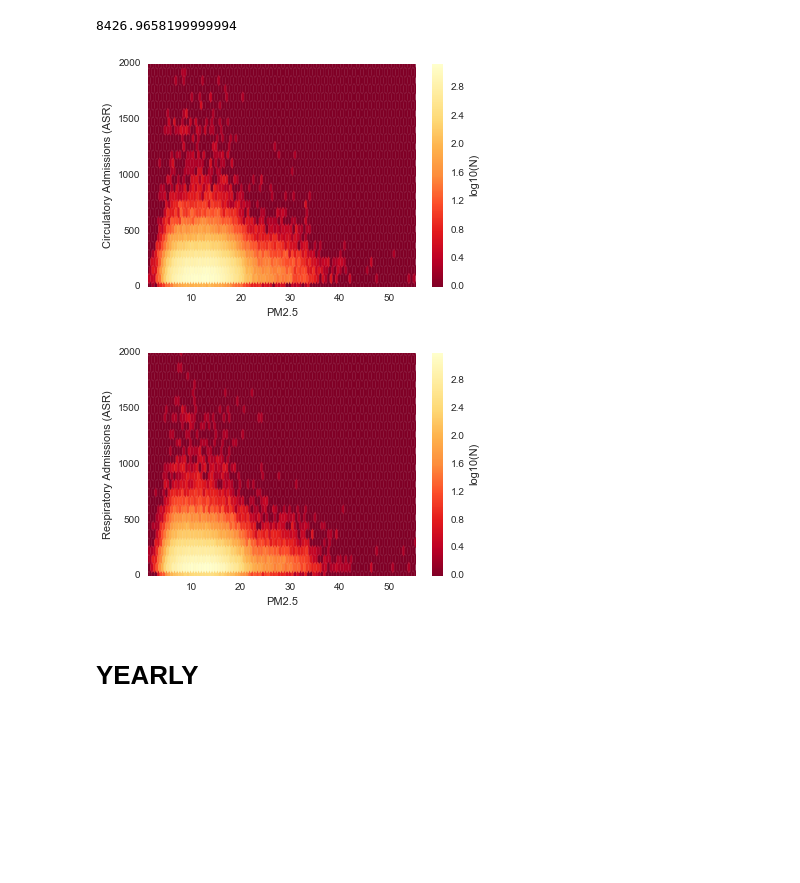
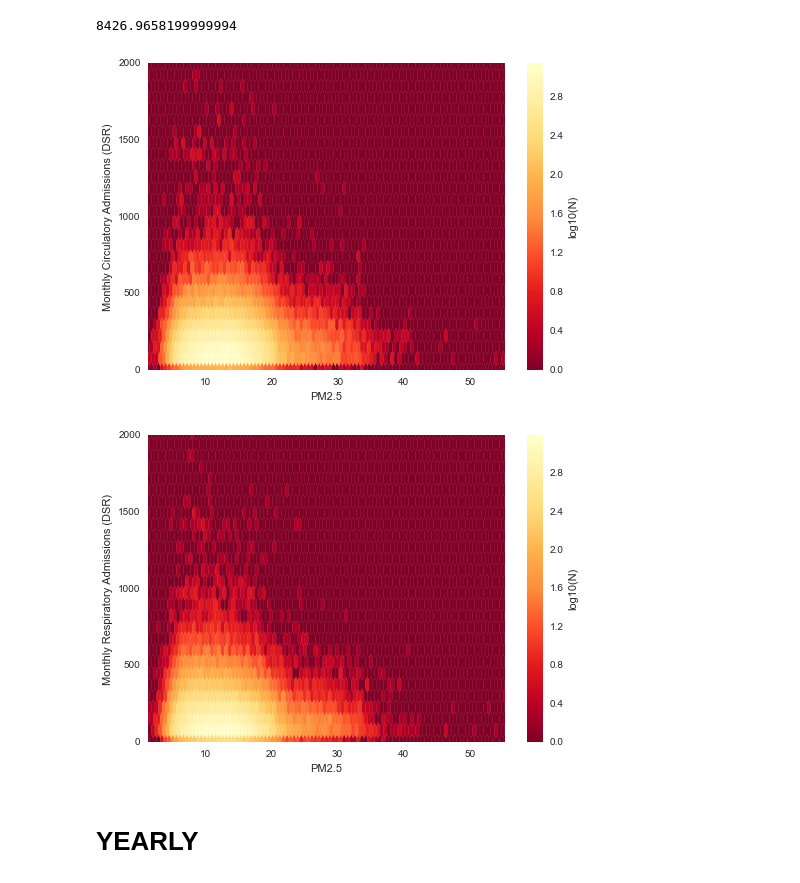
Before and after one commit to annalisasheehan/masters, a Jupyter notebook: Regression_analysis.ipynb, the cells around one changed output. Drawn from its saved outputs; the diff is of its cells as text; code cells hidden in the pictures; blank space fills up the shorter version.

```diff
--- a/Regression_analysis.ipynb
+++ b/Regression_analysis.ipynb
@@ -512,18 +510,18 @@ ymax
 # %%
 ymin = Circul_AP.DSR.min()
 ymax = 2000
 xmin = Circul_AP.PM25.min()
 xmax = Circul_AP.PM25.max()
 
 plt.hexbin(Circul_AP.PM25, Circul_AP.DSR, bins='log',cmap=plt.cm.YlOrRd_r)
 plt.axis([xmin, xmax, ymin, ymax])
-plt.ylabel('Circulatory Admissions (ASR)')
+plt.ylabel('Monthly Circulatory Admissions (DSR)')
 plt.xlabel('PM2.5')
 cb = plt.colorbar()
 cb.set_label('log10(N)')
 plt.savefig(r'D:\Annies_Dissertation\Analysis\Regression\HES\Circul_AP_monthly_hexbin.jpeg')
 # %% [output]
-[figure, old version]
+[figure, new version]
 # %%
 ymin = Respir_AP.DSR.min()
 ymax = 2000
@@ -532,13 +530,13 @@ xmax = Respir_AP.PM25.max()
 
 plt.hexbin(Respir_AP.PM25, Respir_AP.DSR, bins='log',cmap=plt.cm.YlOrRd_r)
 plt.axis([xmin, xmax, ymin, ymax])
-plt.ylabel('Respiratory Admissions (ASR)')
+plt.ylabel('Monthly Respiratory Admissions (DSR)')
 plt.xlabel('PM2.5')
 cb = plt.colorbar()
 cb.set_label('log10(N)')
 plt.savefig(r'D:\Annies_Dissertation\Analysis\Regression\HES\Respir_AP_monthly_hexbin.jpeg')
 # %% [output]
-[figure, old version]
+[figure, new version]
 # %% [markdown]
 # YEARLY
 # %%
```
Also changed, not shown: parts of 24 cells of this notebook.
